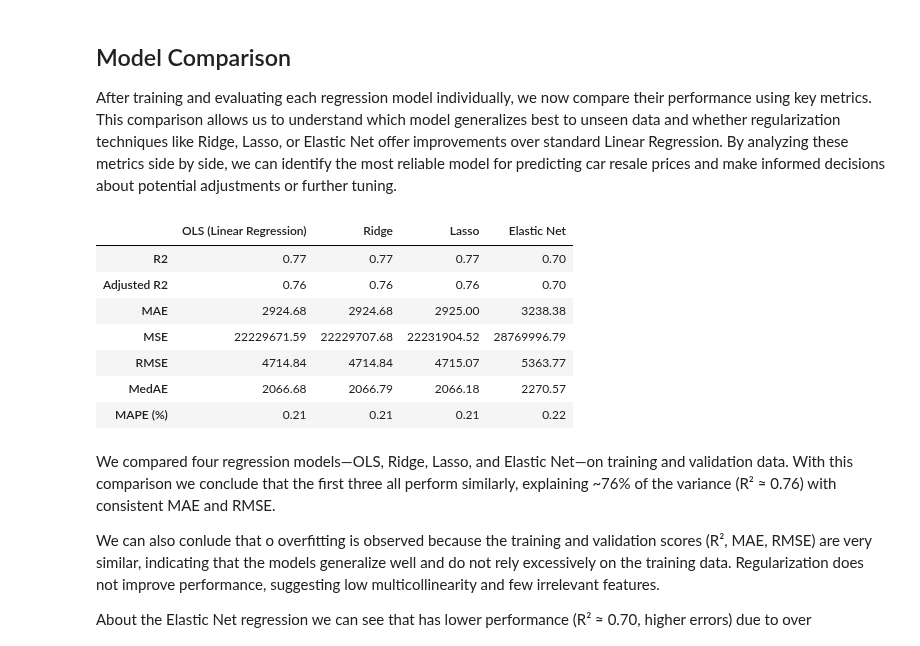
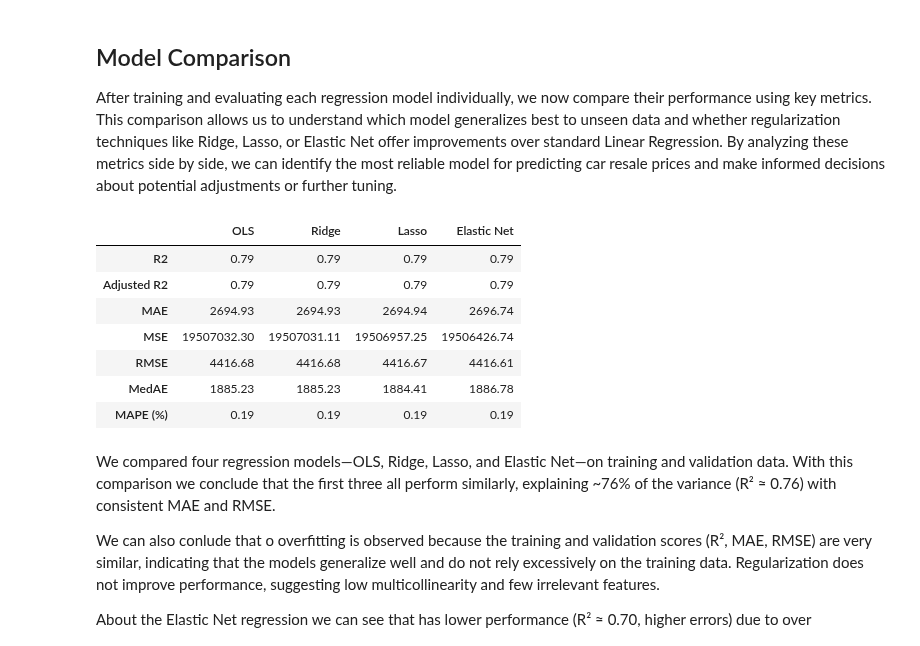
Before and after one commit to mariamiguel720/Machine-Learning-Project-25-26, a Jupyter notebook: notebooks/Model_and_Assessment.ipynb, the cells around one changed output. Saved outputs shown, nothing was run; the diff lists cells and outputs as text; code cells hidden in the pictures.

```diff
--- a/notebooks/Model_and_Assessment.ipynb
+++ b/notebooks/Model_and_Assessment.ipynb
@@ -293,14 +329,14 @@ Lasso Regression is a linear regression method that adds an L1 penalty to the co
 # %%
-# Create Lasso regression model with fixed alpha
-lasso_model = Lasso(alpha=1.0, max_iter=10000)
+# # Create Lasso regression model with fixed alpha
+# lasso_model = Lasso(alpha=1.0, max_iter=10000)
 
-# Train the model
-lasso_model = train_model(lasso_model, X_train, y_train)
+# # Train the model
+# lasso_model = train_model(lasso_model, X_train, y_train)
 
-# Evaluate on training and validation sets
-train_metrics = evaluate_model(lasso_model, X_train, y_train)
-val_metrics = evaluate_model(lasso_model, X_val, y_val)
+# # Evaluate on training and validation sets
+# train_metrics = evaluate_model(lasso_model, X_train, y_train)
+# val_metrics = evaluate_model(lasso_model, X_val, y_val)
 
-# Combine metrics into a simple DataFrame
-lasso_results = pd.DataFrame([train_metrics, val_metrics], index=['Train', 'Validation']).round(2).T
-display(lasso_results)
+# # Combine metrics into a simple DataFrame
+# lasso_results = pd.DataFrame([train_metrics, val_metrics], index=['Train', 'Validation']).round(2).T
+# display(lasso_results)
@@ -341,0 +347,21 @@ display(elastic_results)
+# %%
+from sklearn.linear_model import ElasticNetCV
+
+# Create Elastic Net Regression model with cross-validation (optimizing MAE)
+elastic_model = ElasticNetCV(
+    alphas=np.logspace(-3, 3, 50),
+    l1_ratio=np.linspace(0.1, 0.9, 9),
+    cv=5,
+    random_state=42
+)
+
+# Train the model
+elastic_model = train_model(elastic_model, X_train, y_train)
+
+# Evaluate on training and validation sets
+train_metrics_elastic = evaluate_model(elastic_model, X_train, y_train)
+val_metrics_elastic = evaluate_model(elastic_model, X_val, y_val)
+
+# Display results
+elastic_results = pd.DataFrame([train_metrics_elastic, val_metrics_elastic], index=['Train', 'Validation']).round(2).T
+display(elastic_results)
@@ -347,32 +382,32 @@ By analyzing these metrics side by side, we can identify the most reliable model
 # %%
 # List of models and their trained instances
 models = {
-    'OLS (Linear Regression)': lr_model,
+    'OLS': lr_model,
     'Ridge': ridge_model,
     'Lasso': lasso_model,
     'Elastic Net': elastic_model
 }
 
 #Evaluate each model on the validation set and store results
 results = {}
 for name, model in models.items():
     results[name] = evaluate_model(model, X_val, y_val)
 
 # Convert the results dictionary into a DataFrame
 # Metrics as rows, models as columns
 metrics_df = pd.DataFrame(results)
 
 # Display the metrics
 metrics_df.round(2)
 # %% [output]
-|  | OLS (Linear Regression) | Ridge | Lasso | Elastic Net |
-| R2 | 0.77 | 0.77 | 0.77 | 0.70 |
-| Adjusted R2 | 0.76 | 0.76 | 0.76 | 0.70 |
-| MAE | 2924.68 | 2924.68 | 2925.00 | 3238.38 |
-| MSE | 22229671.59 | 22229707.68 | 22231904.52 | 28769996.79 |
-| RMSE | 4714.84 | 4714.84 | 4715.07 | 5363.77 |
-| MedAE | 2066.68 | 2066.79 | 2066.18 | 2270.57 |
-| MAPE (%) | 0.21 | 0.21 | 0.21 | 0.22 |
+|  | OLS | Ridge | Lasso | Elastic Net |
+| R2 | 0.79 | 0.79 | 0.79 | 0.79 |
+| Adjusted R2 | 0.79 | 0.79 | 0.79 | 0.79 |
+| MAE | 2694.93 | 2694.93 | 2694.94 | 2696.74 |
+| MSE | 19507032.30 | 19507031.11 | 19506957.25 | 19506426.74 |
+| RMSE | 4416.68 | 4416.68 | 4416.67 | 4416.61 |
+| MedAE | 1885.23 | 1885.23 | 1884.41 | 1886.78 |
+| MAPE (%) | 0.19 | 0.19 | 0.19 | 0.19 |
 # %% [markdown]
 We compared four regression models—OLS, Ridge, Lasso, and Elastic Net—on training and validation data. With this comparison we conclude that the first three all perform similarly, explaining ~76% of the variance (R² ≈ 0.76) with consistent MAE and RMSE.
 
```
Also changed, not shown: parts of 15 cells of this notebook, 15 other files.
